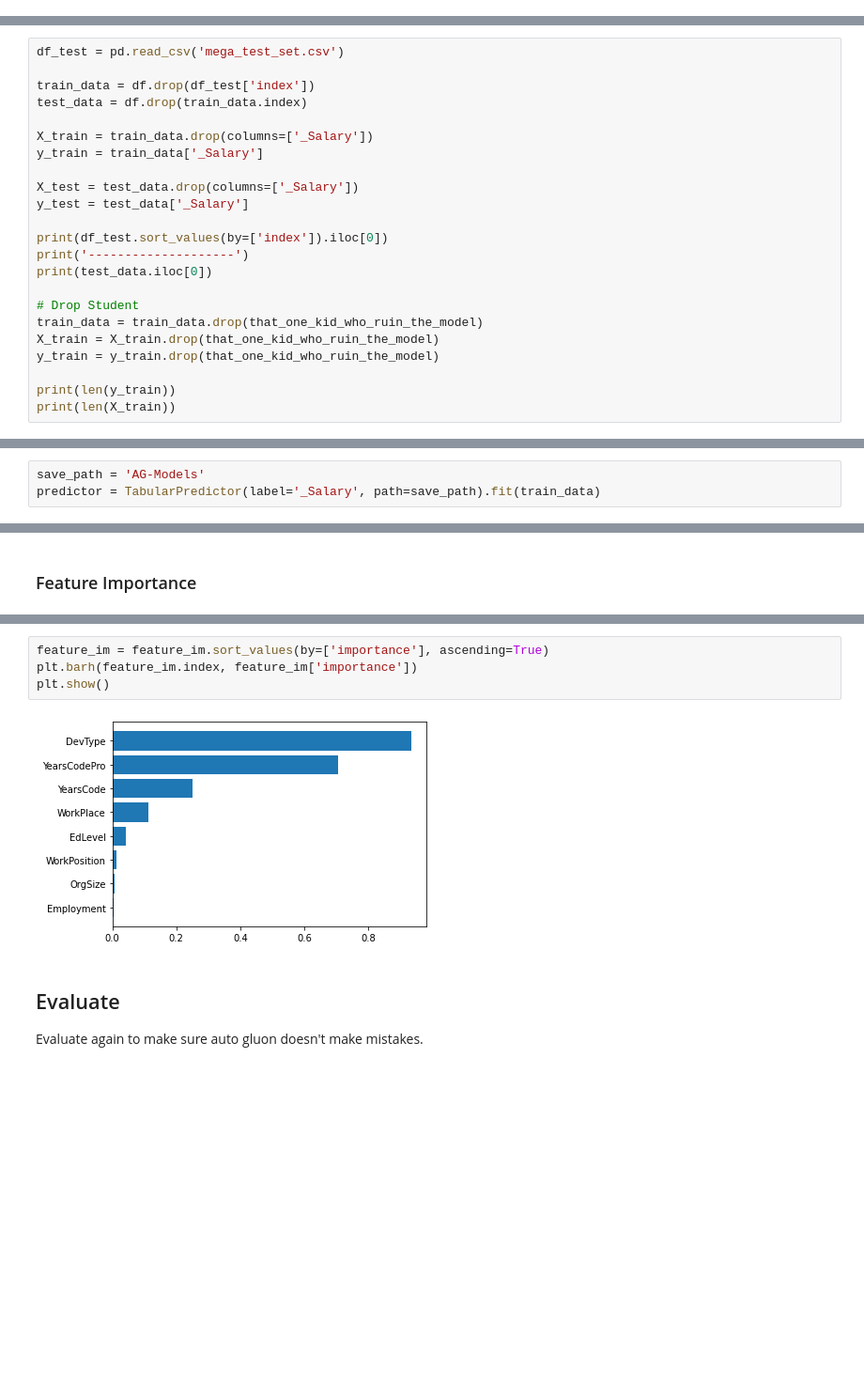
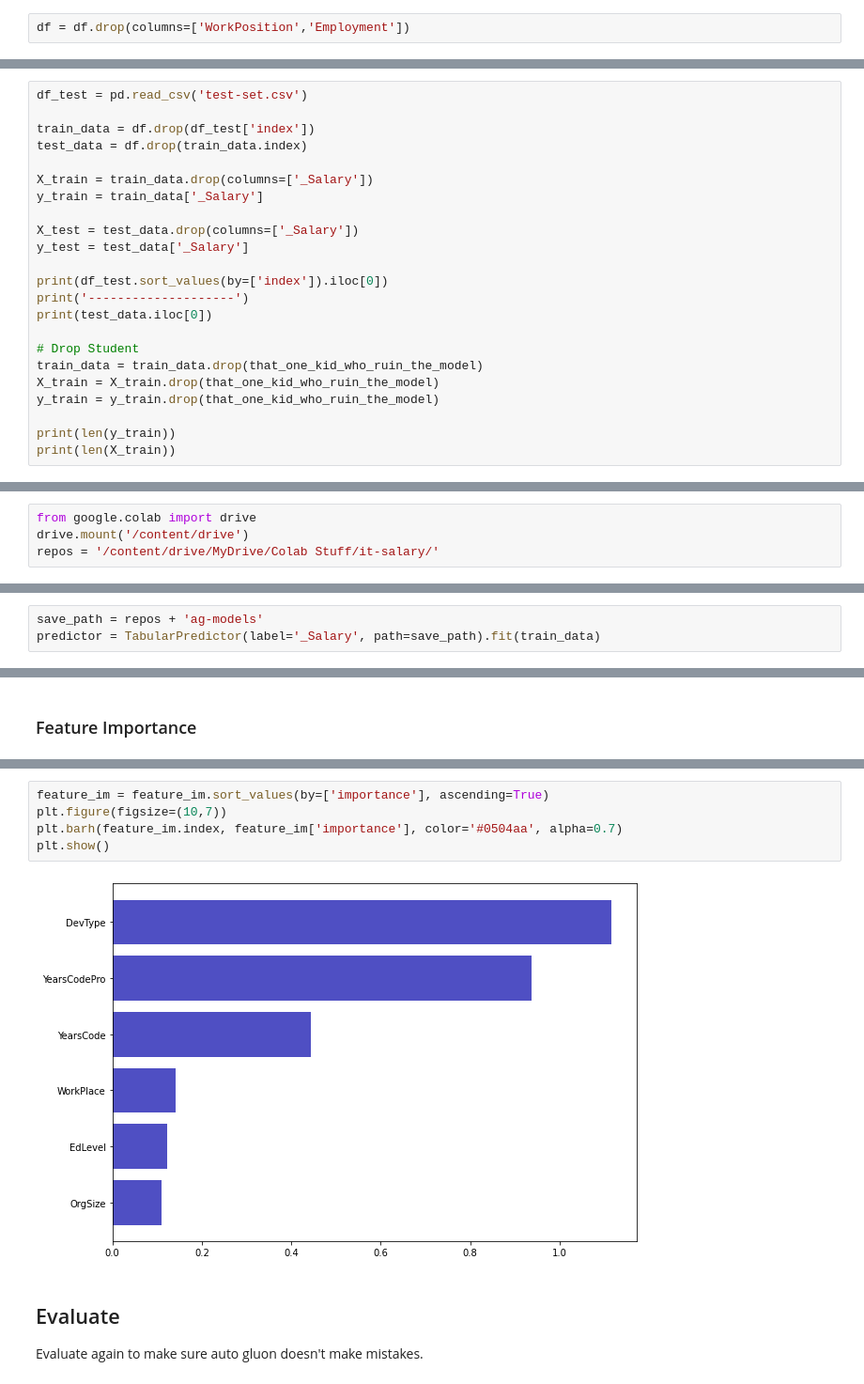
Before and after one commit to OnlyJust3rd/LittleHR-Thai-IT-Salary-Estimator, a Jupyter notebook: notebook n stuff/Thai-IT-Job-Salary-Pred-Model.ipynb, the cells around one changed output, grey strips where cells are left out. Shown: that part at 94% size. Saved outputs shown, nothing was run; the diff lists cells and outputs as text; blank space fills up the shorter version.

```diff
--- a/notebook n stuff/Thai-IT-Job-Salary-Pred-Model.ipynb
+++ b/notebook n stuff/Thai-IT-Job-Salary-Pred-Model.ipynb
@@ -310,3 +312,5 @@ Int64Index([74], dtype='int64')
+# %%
+df = df.drop(columns=['WorkPosition','Employment'])
 # %%
 print(df.dtypes)
 print('--------------')
@@ -354,7 +352,7 @@ plt.show()
 # %% [markdown]
 ## Train Test Split
 # %%
-df_test = pd.read_csv('mega_test_set.csv')
+df_test = pd.read_csv('test-set.csv')
 
 train_data = df.drop(df_test['index'])
 test_data = df.drop(train_data.index)
@@ -479,3 +494,7 @@ Index(['WorkPlace', 'YearsCodePro', 'YearsCode', 'Employment', '_Salary',
       dtype='object')
 # %% [markdown]
 ## Train model
+# %%
+from google.colab import drive
+drive.mount('/content/drive')
+repos = '/content/drive/MyDrive/Colab Stuff/it-salary/'
@@ -482,5 +503,5 @@ Index(['WorkPlace', 'YearsCodePro', 'YearsCode', 'Employment', '_Salary',
 # %%
-save_path = 'AG-Models'
+save_path = repos + 'ag-models'
 predictor = TabularPredictor(label='_Salary', path=save_path).fit(train_data)
 # %% [output]
 Beginning AutoGluon training ...
@@ -573,9 +611,10 @@ Computing feature importance via permutation shuffling for 8 features using 296
 # %%
 feature_im = feature_im.sort_values(by=['importance'], ascending=True)
-plt.barh(feature_im.index, feature_im['importance'])
+plt.figure(figsize=(10,7))
+plt.barh(feature_im.index, feature_im['importance'], color='#0504aa', alpha=0.7)
 plt.show()
 # %% [output]
-[figure, old version]
+[figure, new version]
 # %% [markdown]
 ## Evaluate
 Evaluate again to make sure auto gluon doesn't make mistakes.
```
Also changed, not shown: parts of 28 cells of this notebook.
